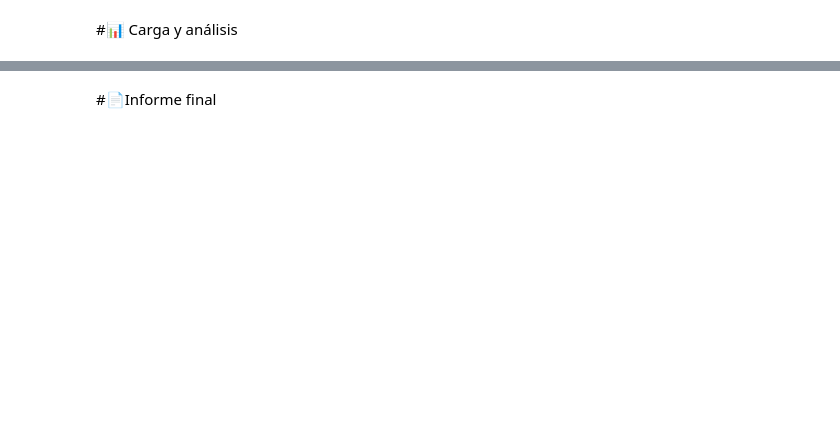
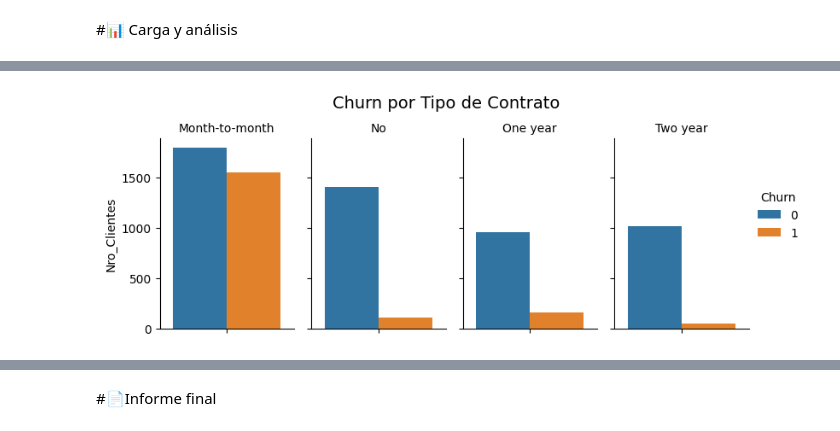
Before and after one commit to rmedi21/challenge-telecom-x, a Jupyter notebook: TelecomX_LATAM.ipynb, the cells around one changed output, grey strips where cells are left out. Saved outputs shown, nothing was run; the diff lists cells and outputs as text; code cells hidden in the pictures; blank space fills up the shorter version.

```diff
--- a/TelecomX_LATAM.ipynb
+++ b/TelecomX_LATAM.ipynb
@@ -42,0 +196,15 @@ dtype: object
+# %%
+# Churn por Tipo de contrato: el contrato mensual tiene mayor fuga que los otros tipos de contrato
+df2 = df.groupby(['Churn', 'Tipo_Contrato'])['Churn'].count()
+df2 = df2.reset_index(name='Nro_Clientes')
+
+ax = sns.catplot(
+        data=df2, hue="Churn", y="Nro_Clientes", col="Tipo_Contrato",
+        kind="bar", height=2.8, aspect=.7,
+     )
+
+ax.set_titles(col_template="{col_name}", fontdict={'fontsize': 11})
+ax.fig.suptitle("Churn por Tipo de Contrato", y=1.06, fontsize=14)
+plt.show()
+# %% [output]
+[figure, added]
```
Also changed, not shown: parts of 29 cells of this notebook.
